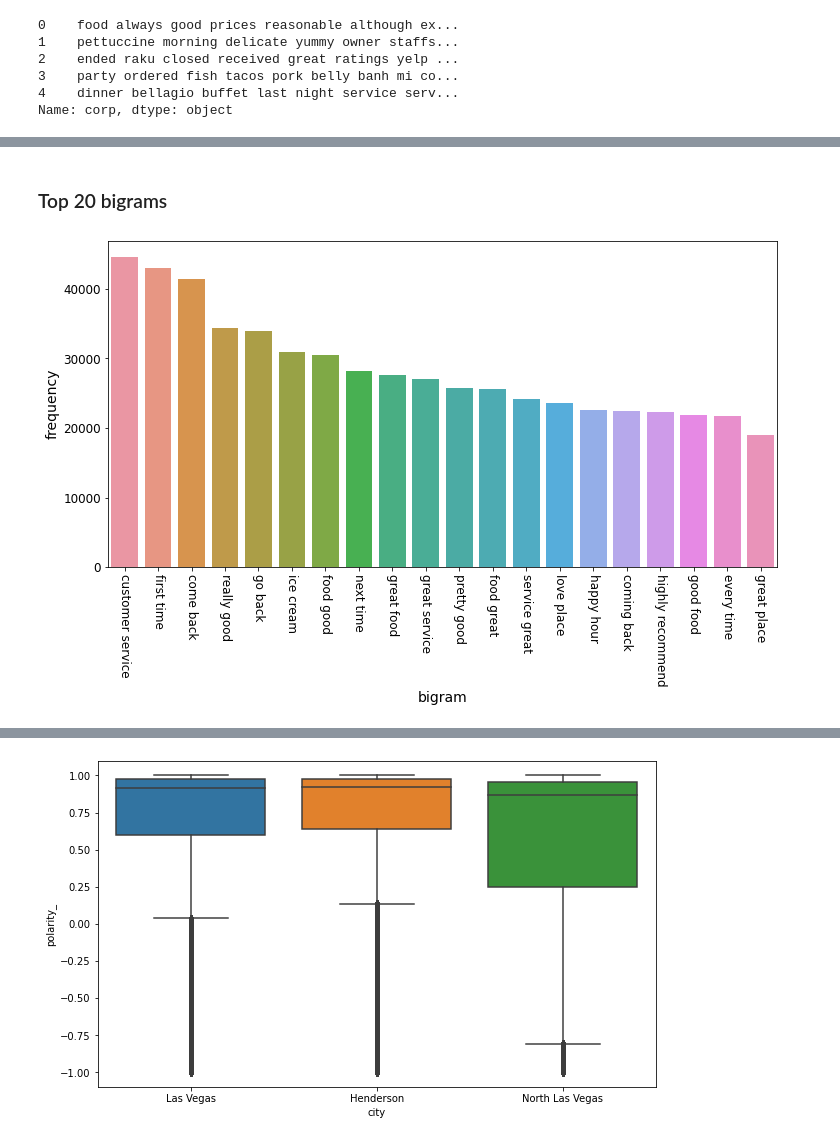
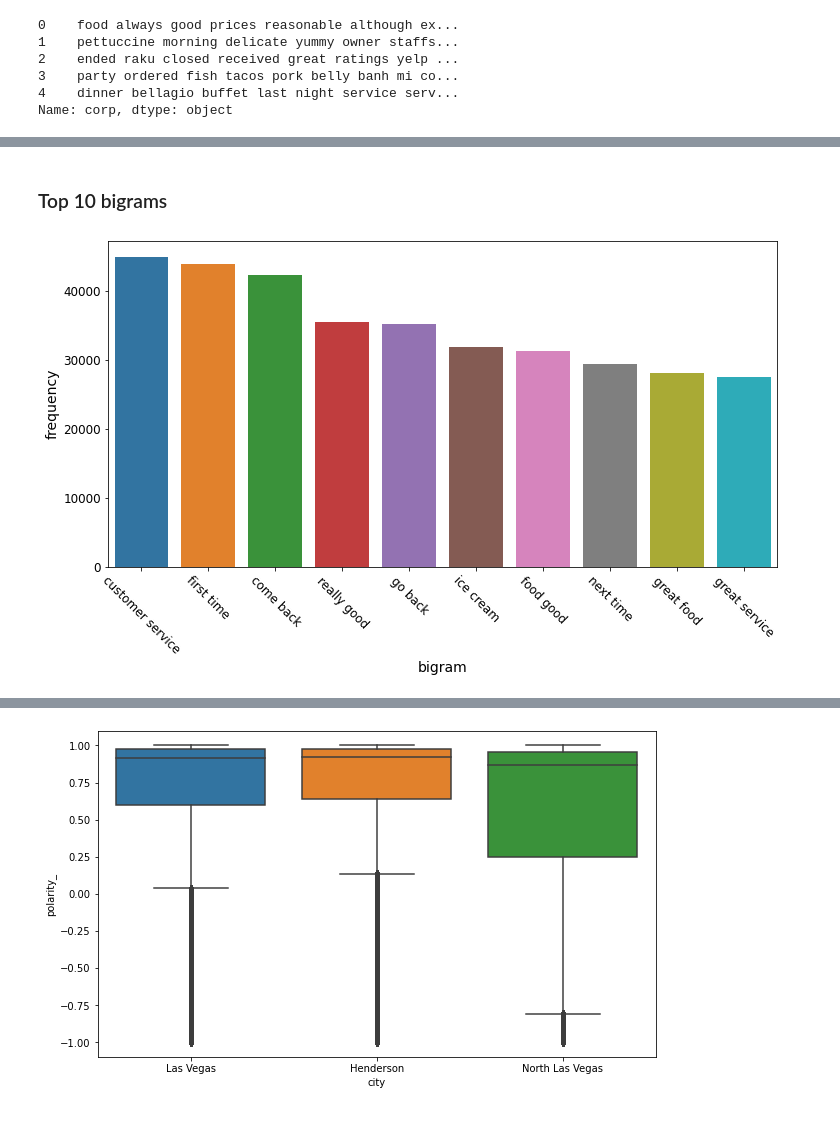
Before and after one commit to RishabPanyam96/Las_Vegas_Food_Inspection, a Jupyter notebook: code/Vizual.ipynb, the cells around one changed output, grey strips where cells are left out. Saved outputs shown, nothing was run; the diff lists cells and outputs as text; code cells hidden in the pictures.

```diff
--- a/code/Vizual.ipynb
+++ b/code/Vizual.ipynb
@@ -621,6 +631,8 @@ rev = pd.read_csv(r"/content/drive/My Drive/DPA Project files/review_tokenized.c
 # %%
 rev.date = pd.to_datetime(rev.date)
 rev.drop(columns=[rev.columns[0]], inplace=True)
+# %%
+rev = rev[rev.year > 2009]
 # %% [markdown]
 ### Distribution of sentiment polarity (p)
 # %%
@@ -727,7 +739,7 @@ def top_unigrams(corpus, n=20):
 unigram = top_unigrams(corpus)
 # %%
 # obtaining bigrams
-def top_bigrams(corpus, n=20):
+def top_bigrams(corpus, n=10):
     vectorizer = CountVectorizer(ngram_range=(2,2)).fit(corpus)
     trans = vectorizer.transform(corpus)
     sum_words = trans.sum(axis=0)
@@ -752,16 +764,16 @@ plt.show()
 # %% [markdown]
-### Top 20 bigrams
+### Top 10 bigrams
 # %%
 plt.figure(figsize=(12,6))
 sns.barplot(x='word' , y='frequency', data=bigrams)
-plt.xticks(rotation=-90)
+plt.xticks(rotation=-45)
 plt.xlabel('bigram',fontsize=14)
 plt.ylabel('frequency',fontsize=14)
 ax = plt.gca()
 ax.tick_params(axis = 'both', which = 'major', labelsize = 12)
 plt.show()
 # %% [output]
-[figure, old version]
+[figure, new version]
 # %%
 rev.head()
 # %% [output]
```
Also changed, not shown: parts of 13 cells of this notebook.
